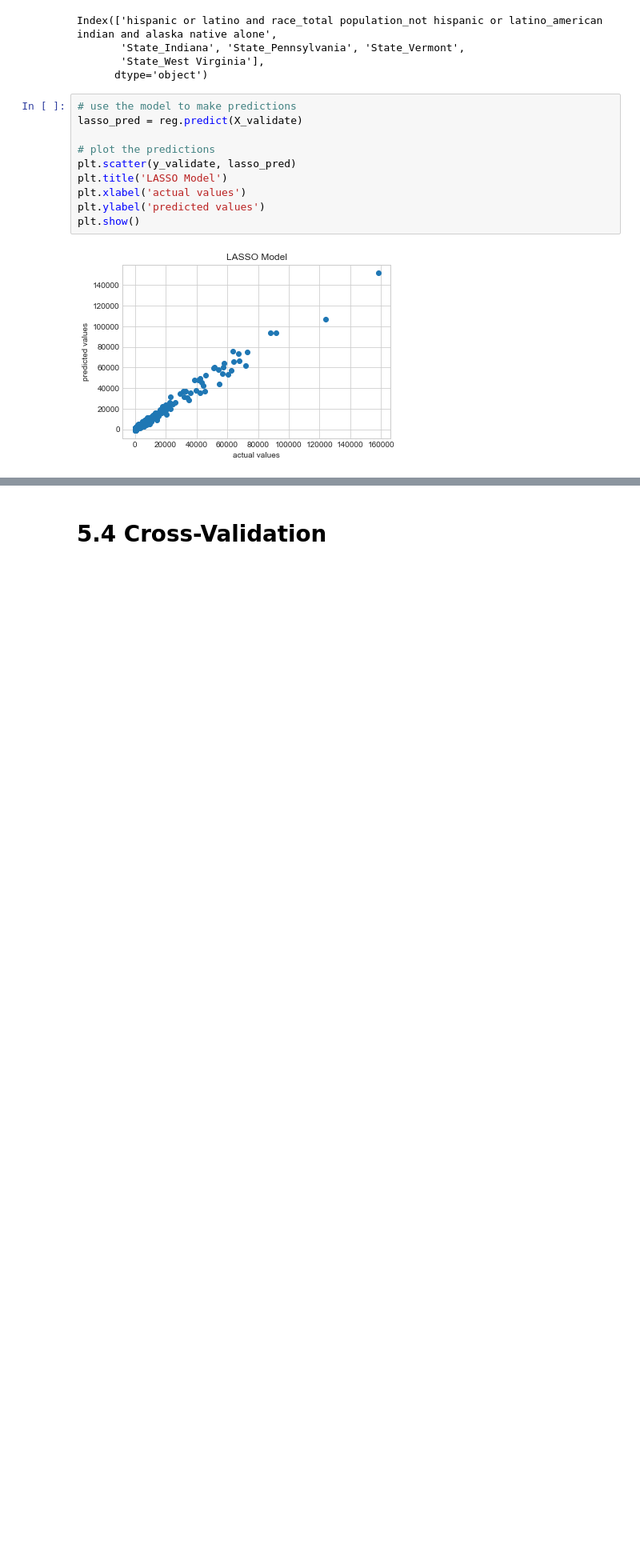
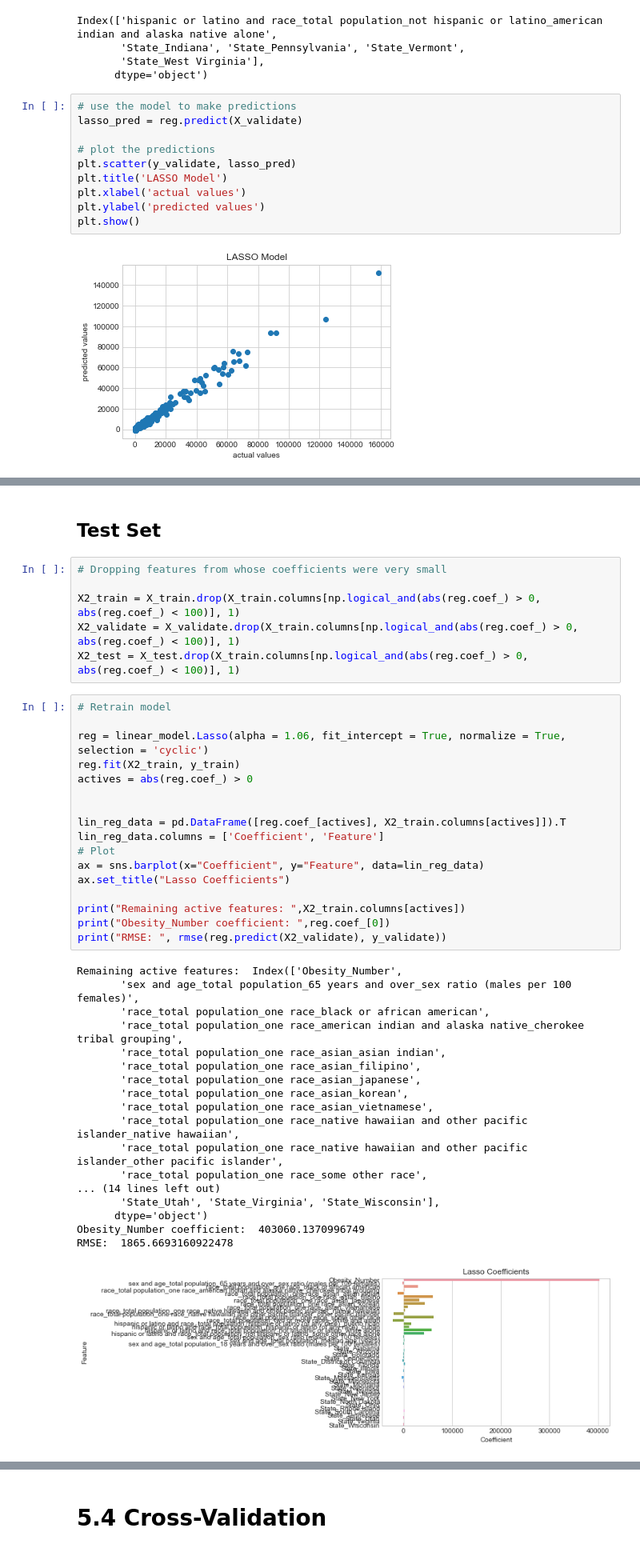
Before and after one commit to monicadelacruz/CSS-Project-2-Team-5-Fall-2020, a Jupyter notebook: project2-final.ipynb, the cells around one changed output, grey strips where cells are left out. Shown at 80% size. Cells and saved outputs as stored; diff of their text form; blank space fills up the shorter version.

```diff
--- a/project2-final.ipynb
+++ b/project2-final.ipynb
@@ -662,3 +664,47 @@ rmse(lasso_pred, y_validate)
 #LASSO looks like our winner, winner, chicken dinner!
 # %% [output]
 1865.1895993694102
+# %% [markdown]
+## Test Set
+# %%
+# Dropping features from whose coefficients were very small
+
+X2_train = X_train.drop(X_train.columns[np.logical_and(abs(reg.coef_) > 0, abs(reg.coef_) < 100)], 1)
+X2_validate = X_validate.drop(X_train.columns[np.logical_and(abs(reg.coef_) > 0, abs(reg.coef_) < 100)], 1)
+X2_test = X_test.drop(X_train.columns[np.logical_and(abs(reg.coef_) > 0, abs(reg.coef_) < 100)], 1)
+# %%
+# Retrain model
+
+reg = linear_model.Lasso(alpha = 1.06, fit_intercept = True, normalize = True, selection = 'cyclic')
+reg.fit(X2_train, y_train)
+actives = abs(reg.coef_) > 0
+
+
+lin_reg_data = pd.DataFrame([reg.coef_[actives], X2_train.columns[actives]]).T
+lin_reg_data.columns = ['Coefficient', 'Feature']
+# Plot
+ax = sns.barplot(x="Coefficient", y="Feature", data=lin_reg_data)
+ax.set_title("Lasso Coefficients")
+
+print("Remaining active features: ",X2_train.columns[actives])
+print("Obesity_Number coefficient: ",reg.coef_[0])
+print("RMSE: ", rmse(reg.predict(X2_validate), y_validate))
+# %% [output]
+Remaining active features:  Index(['Obesity_Number',
+       'sex and age_total population_65 years and over_sex ratio (males per 100 females)',
+       'race_total population_one race_black or african american',
+       'race_total population_one race_american indian and alaska native_cherokee tribal grouping',
+       'race_total population_one race_asian_asian indian',
+       'race_total population_one race_asian_filipino',
+       'race_total population_one race_asian_japanese',
+       'race_total population_one race_asian_korean',
+       'race_total population_one race_asian_vietnamese',
+       'race_total population_one race_native hawaiian and other pacific islander_native hawaiian',
+       'race_total population_one race_native hawaiian and other pacific islander_other pacific islander',
+       'race_total population_one race_some other race',
+... (14 lines left out)
+       'State_Utah', 'State_Virginia', 'State_Wisconsin'],
+      dtype='object')
+Obesity_Number coefficient:  403060.1370996749
+RMSE:  1865.6693160922478
+[figure, added]
```
Also changed, not shown: parts of 10 cells of this notebook.
